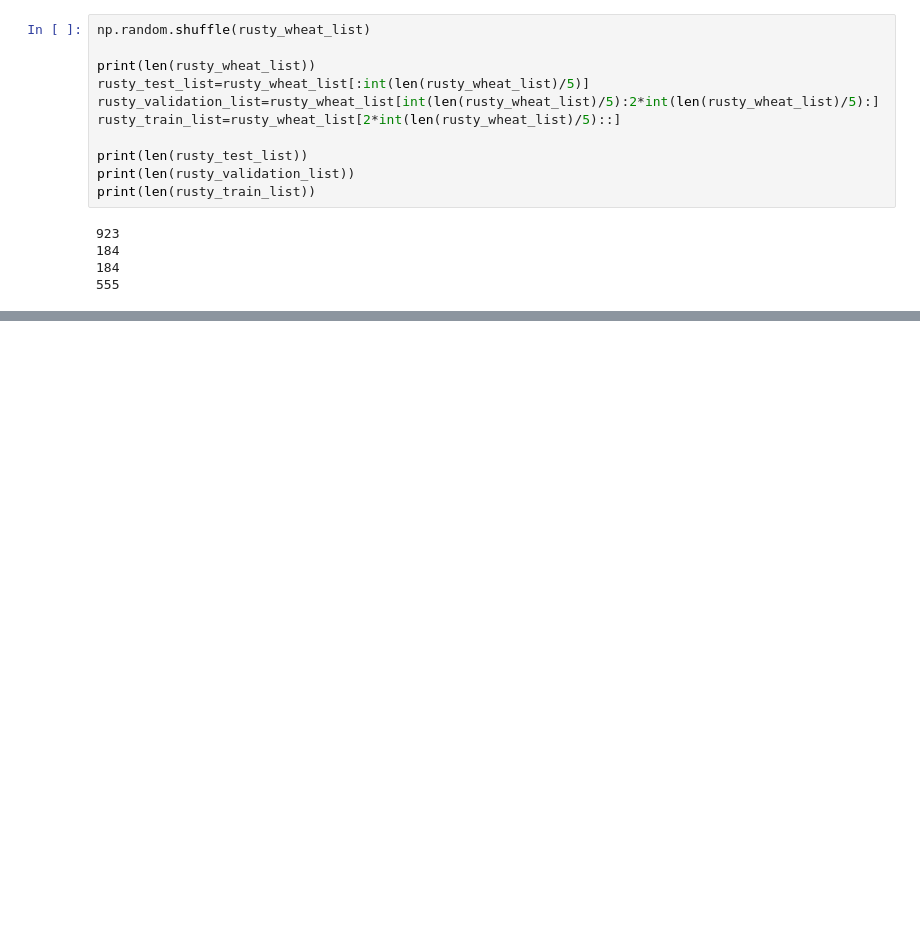
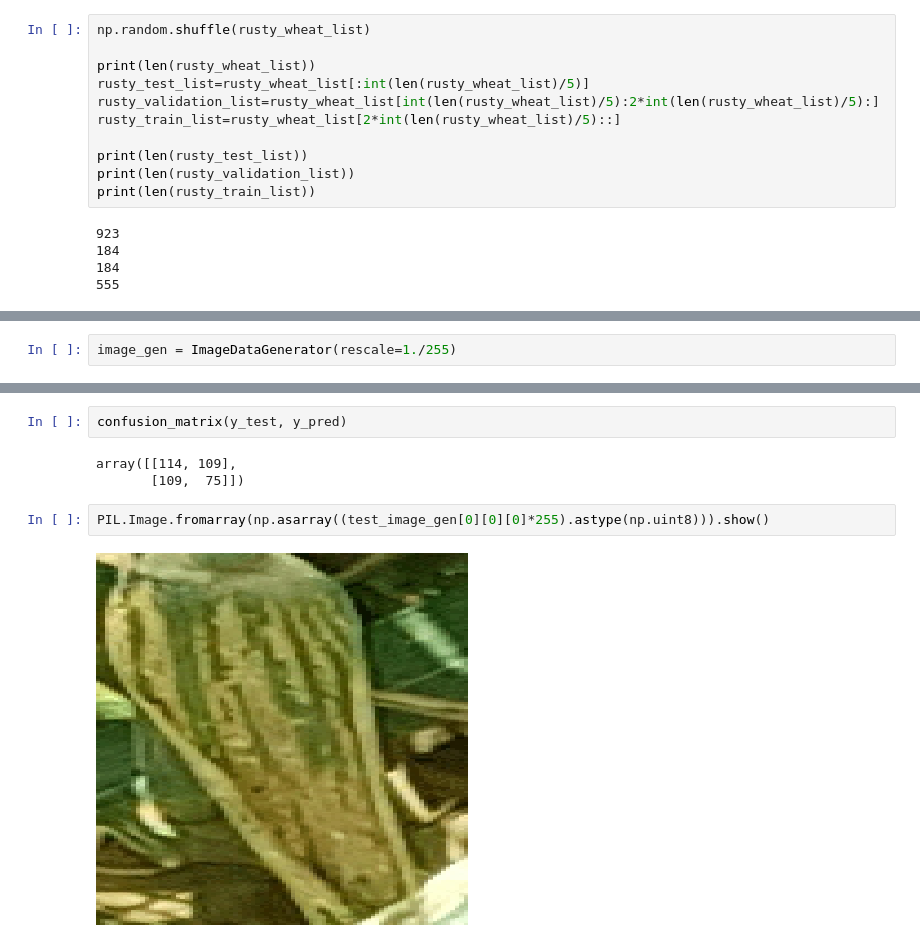
Before and after one commit to MehmetAltinkurt/Computer_Vision_Projects, a Jupyter notebook: Wheat/Wheat_Yellow_Rust.ipynb, the cells around one changed output, grey strips where cells are left out. Cells and saved outputs as stored; diff of their text form; blank space fills up the shorter version.

```diff
--- a/Wheat/Wheat_Yellow_Rust.ipynb
+++ b/Wheat/Wheat_Yellow_Rust.ipynb
@@ -325,0 +298,2 @@ Found 407 images belonging to 2 classes.
+# %%
+image_gen = ImageDataGenerator(rescale=1./255)
@@ -407,0 +608,9 @@ plt.show()
+# %%
+confusion_matrix(y_test, y_pred)
+# %% [output]
+array([[114, 109],
+       [109,  75]])
+# %%
+PIL.Image.fromarray(np.asarray((test_image_gen[0][0][0]*255).astype(np.uint8))).show()
+# %% [output]
+[figure, added]
```
Also changed, not shown: parts of 41 cells of this notebook.
